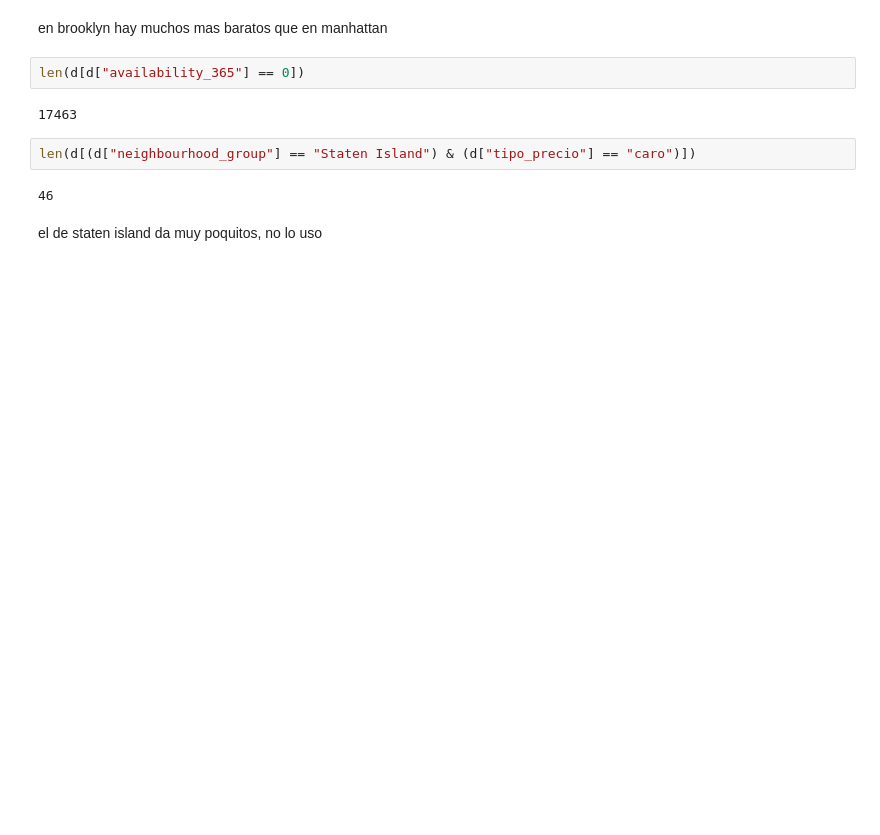
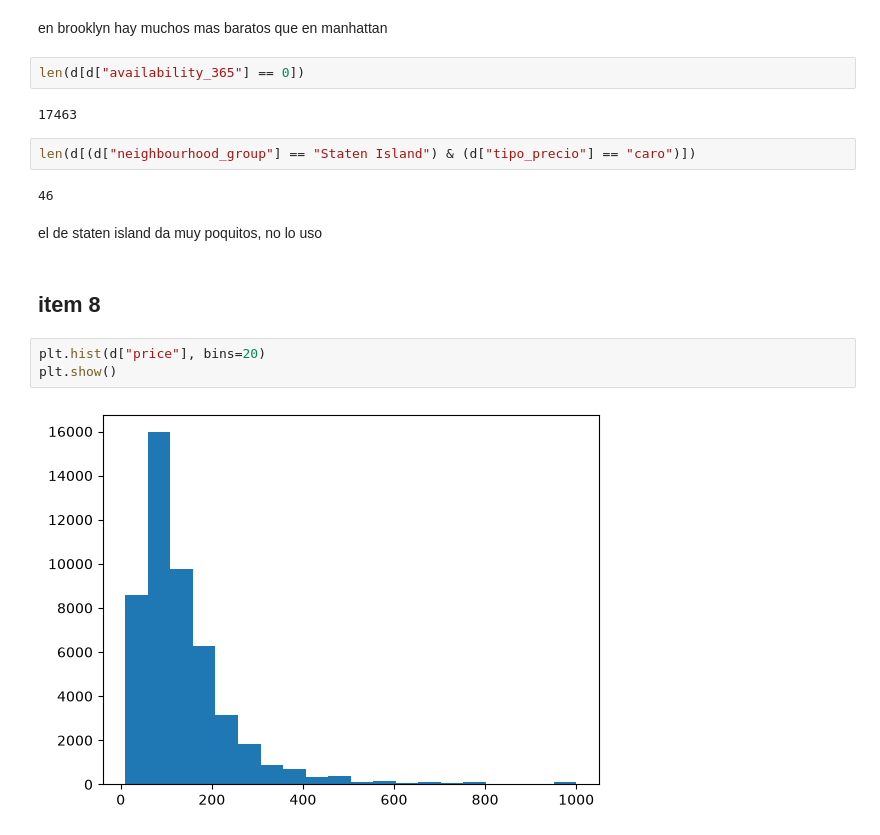
Before and after one commit to lina20-26/proyecto-airbnb-nyc, a Jupyter notebook: cuadernos/exploracion_paula.ipynb, the cells around one changed output. Drawn from its saved outputs; the diff is of its cells as text; blank space fills up the shorter version.

Commit message:
Item 8: pruebas graficos

```diff
--- a/cuadernos/exploracion_paula.ipynb
+++ b/cuadernos/exploracion_paula.ipynb
@@ -157,3 +157,10 @@ len(d[(d["neighbourhood_group"] == "Staten Island") & (d["tipo_precio"] == "caro
 46
 # %% [markdown]
 el de staten island da muy poquitos, no lo uso
+# %% [markdown]
+## item 8
+# %%
+plt.hist(d["price"], bins=20)
+plt.show()
+# %% [output]
+[figure, added]
```
Also changed, not shown: parts of 6 cells of this notebook.
